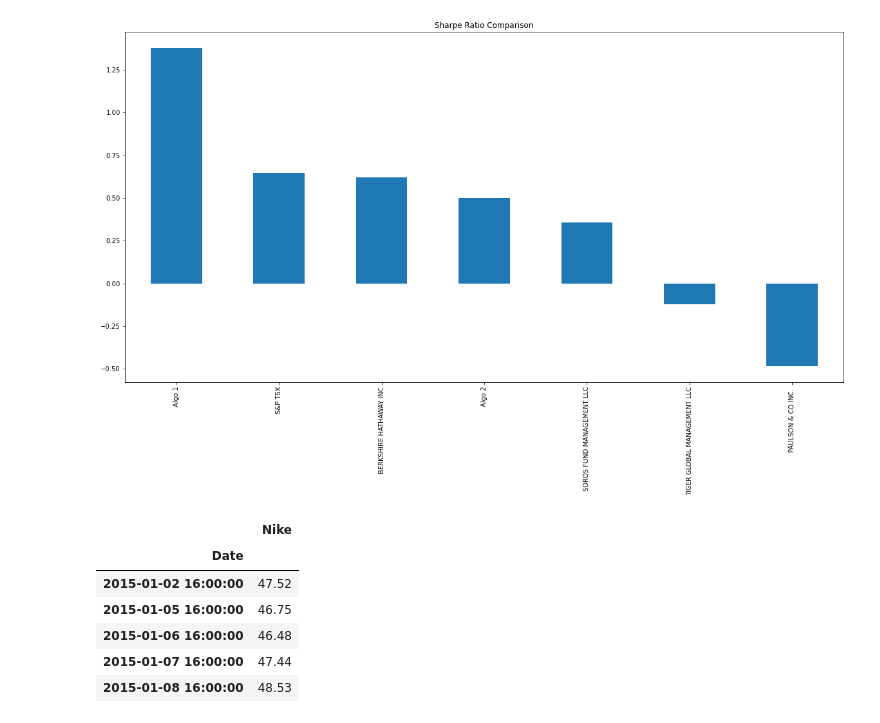
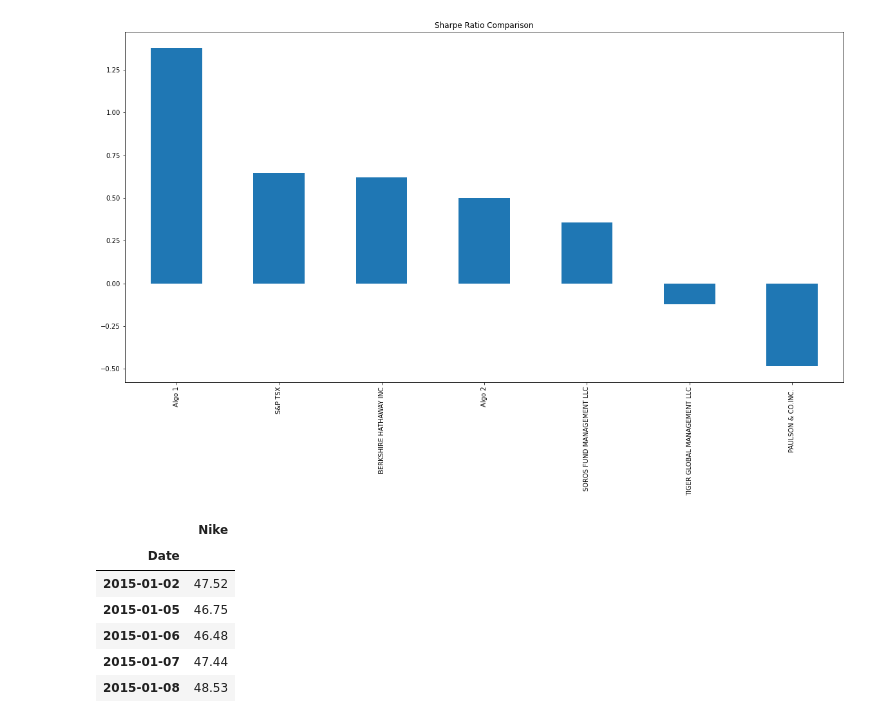
Before and after one commit to zeta1178/FinTech-Mod4-Challenge, a Jupyter notebook: Module_4_Challange.ipynb, the cells around one changed output. Drawn from its saved outputs; the diff is of its cells as text; code cells hidden in the pictures.

```diff
--- a/Module_4_Challange.ipynb
+++ b/Module_4_Challange.ipynb
@@ -297,27 +294,28 @@ book = gc.open_by_key(spreadsheet_key)
 # %%
 #connect to nike worksheet
 nike_ws = book.worksheet("Nike")
 nike_table = nike_ws.get_all_values()
 ##Convert table data into a dataframe
 nike_df = pd.DataFrame(nike_table[1:], columns=nike_table[0])
 ##Only keep columns we need
 nike_df = nike_df[['Date', 'Close']]
 ##Convert number strings to floats and ints
 nike_df = nike_df.apply(pd.to_numeric, errors='ignore')
 ##Convert date strings to datetime format
 nike_df['Date'] = pd.to_datetime(nike_df['Date'],infer_datetime_format=True)
 
 nike_df.set_index('Date', inplace=True)
 nike_df.rename(columns={"Close": "Nike"}, inplace=True)
+nike_df.index = nike_df.index.strftime('%Y-%m-%d')
 nike_df.head()
 # %% [output]
 |  | Nike |
 | Date |  |
-| 2015-01-02 16:00:00 | 47.52 |
-| 2015-01-05 16:00:00 | 46.75 |
-| 2015-01-06 16:00:00 | 46.48 |
-| 2015-01-07 16:00:00 | 47.44 |
-| 2015-01-08 16:00:00 | 48.53 |
+| 2015-01-02 | 47.52 |
+| 2015-01-05 | 46.75 |
+| 2015-01-06 | 46.48 |
+| 2015-01-07 | 47.44 |
+| 2015-01-08 | 48.53 |
 # %%
 #connect to Amazon worksheet
 amzn_ws = book.worksheet("Amazon")
```
Also changed, not shown: parts of 8 cells of this notebook, 1 other file.
